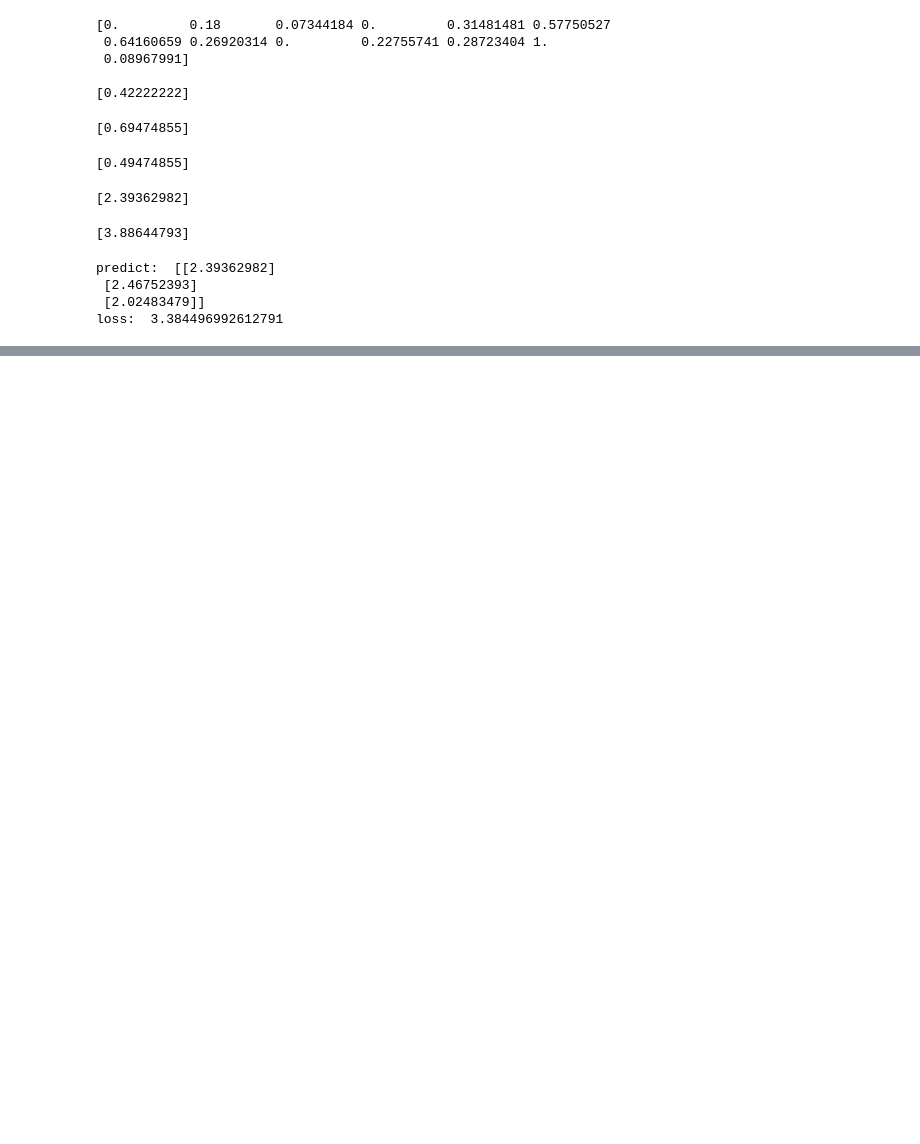
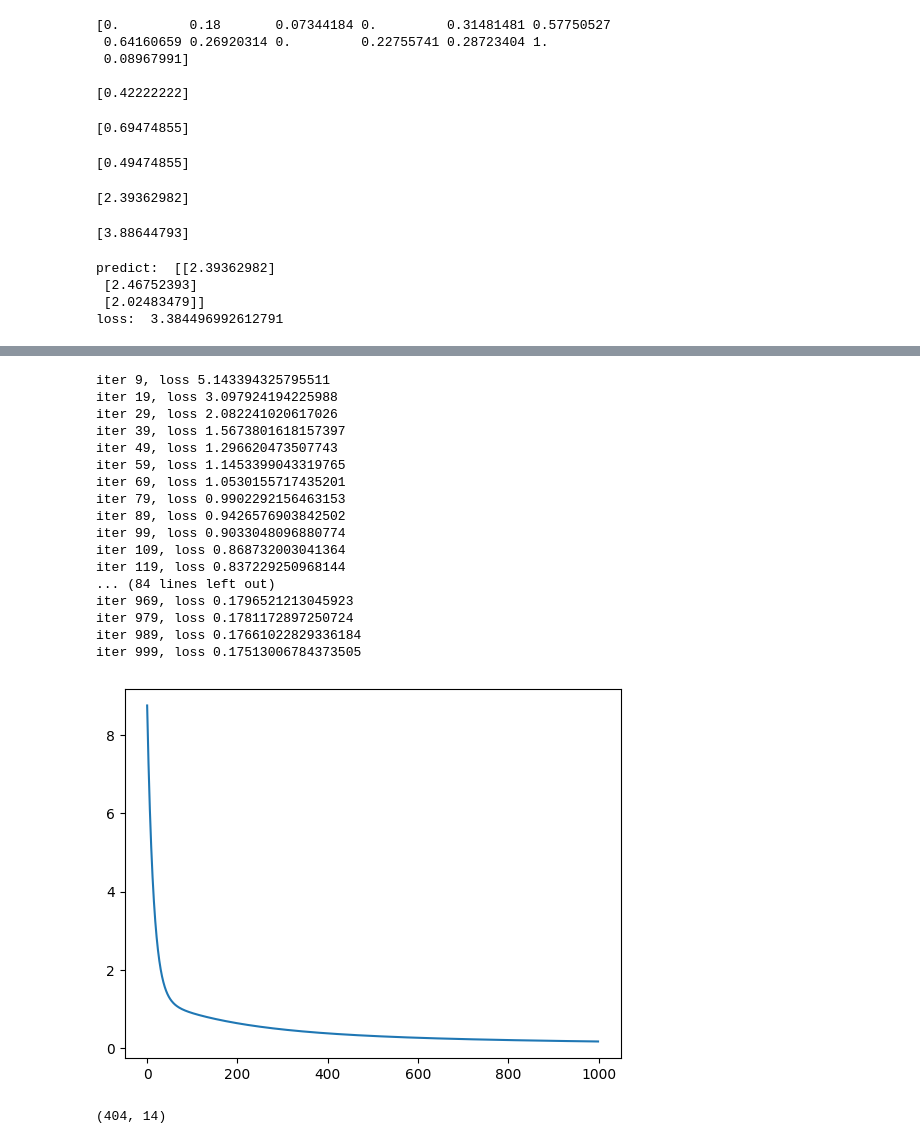
Before and after one commit to GuDeBin/paddlepaddle, a Jupyter notebook: 1.3-使用python和Numpy构建神经网络.ipynb, the cells around one changed output, grey strips where cells are left out. Drawn from its saved outputs; the diff is of its cells as text; code cells hidden in the pictures; blank space fills up the shorter version.

```diff
--- a/1.3-使用python和Numpy构建神经网络.ipynb
+++ b/1.3-使用python和Numpy构建神经网络.ipynb
@@ -187,0 +461,80 @@ loss:  3.384496992612791
+# %%
+class Network(object):
+    def __init__(self, num_of_weights):
+        # 随机产生w的初始值
+        # 为了保持程序每次运行结果的一致性，此处设置固定的随机数种子
+        np.random.seed(0)
+        self.w = np.random.randn(num_of_weights, 1)
+        self.b = 0.
+
+    def forward(self, x):
+        z = np.dot(x, self.w) + self.b
+        return z
+
+    def loss(self, z, y):
+        error = z - y
+        num_samples = error.shape[0]
+        cost = error * error
+        cost = np.sum(cost) / num_samples
+        return cost
+
+    def gradient(self, x, y):
+        z = self.forward(x)
+        gradient_w = (z - y) * x
+        gradient_w = np.mean(gradient_w, axis=0)
+        gradient_w = gradient_w[:, np.newaxis]
+        gradient_b = (z -y)
+        gradient_b = np.mean(gradient_b)
+        return gradient_w, gradient_b
+
+    def update(self, gradient_w, gradient_b, eta=0.01):
+        self.w = self.w - eta * gradient_w
+        self.b = self.b - eta * gradient_b
+
+    def train(self, x, y, iteration=100, eta=0.01):
+        losses = []
+        for i in range(iteration):
+            z = self.forward(x)
+            L = self.loss(z, y)
+            gradient_w, gradient_b = self.gradient(x, y)
+            self.update(gradient_w=gradient_w, gradient_b=gradient_b, eta=eta)
+            losses.append(L)
+            if (i + 1) % 10 == 0:
+                print('iter {}, loss {}'.format(i, L))
+        return losses
+
+train_data, test_data = load_data()
+x = train_data[:, :-1]
+y = train_data[:, -1:]
+net = Network(13)
+num_iterations = 1000
+losses = net.train(x, y, iteration=num_iterations, eta=0.01)
+
+plot_x = np.arange(num_iterations)
+plot_y = np.array(losses)
+plt.plot(plot_x, plot_y)
+plt.show()
+# %% [output]
+iter 9, loss 5.143394325795511
+iter 19, loss 3.097924194225988
+iter 29, loss 2.082241020617026
+iter 39, loss 1.5673801618157397
+iter 49, loss 1.296620473507743
+iter 59, loss 1.1453399043319765
+iter 69, loss 1.0530155717435201
+iter 79, loss 0.9902292156463153
+iter 89, loss 0.9426576903842502
+iter 99, loss 0.9033048096880774
+iter 109, loss 0.868732003041364
+iter 119, loss 0.837229250968144
+... (84 lines left out)
+iter 969, loss 0.1796521213045923
+iter 979, loss 0.1781172897250724
+iter 989, loss 0.17661022829336184
+iter 999, loss 0.17513006784373505
+[figure, added]
+# %%
+train_data, test_data = load_data()
+train_data.shape
+# %% [output]
+(404, 14)
```
Also changed, not shown: parts of 21 cells of this notebook.
